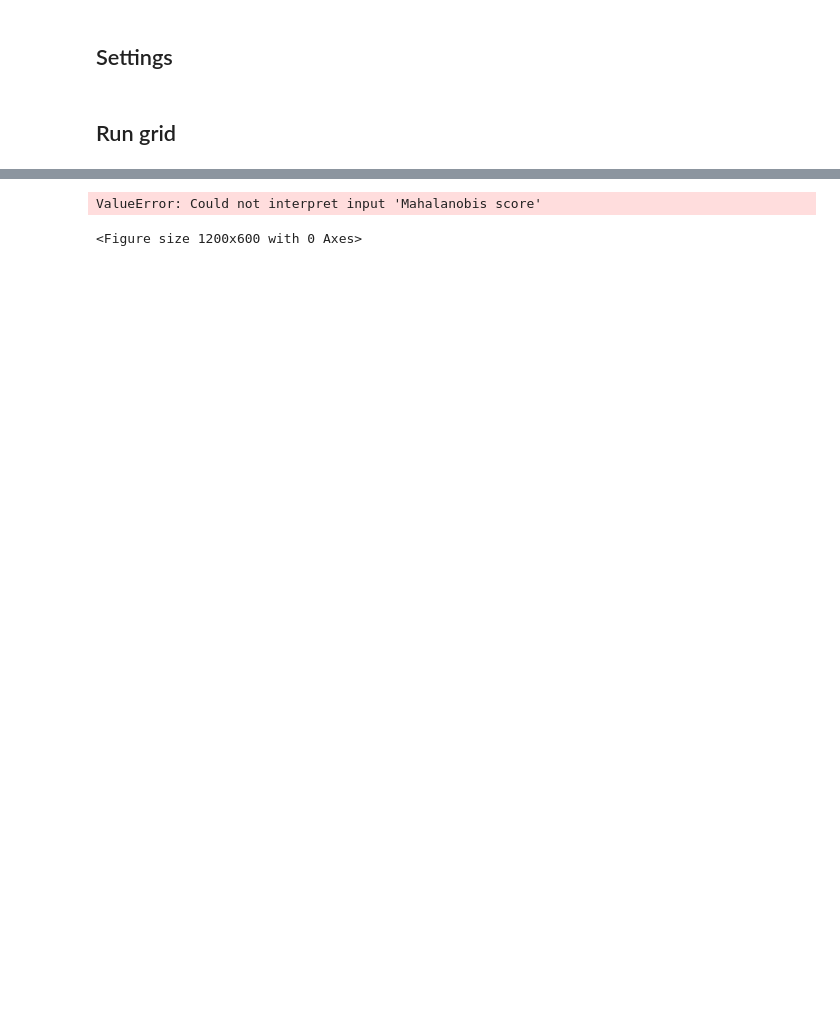
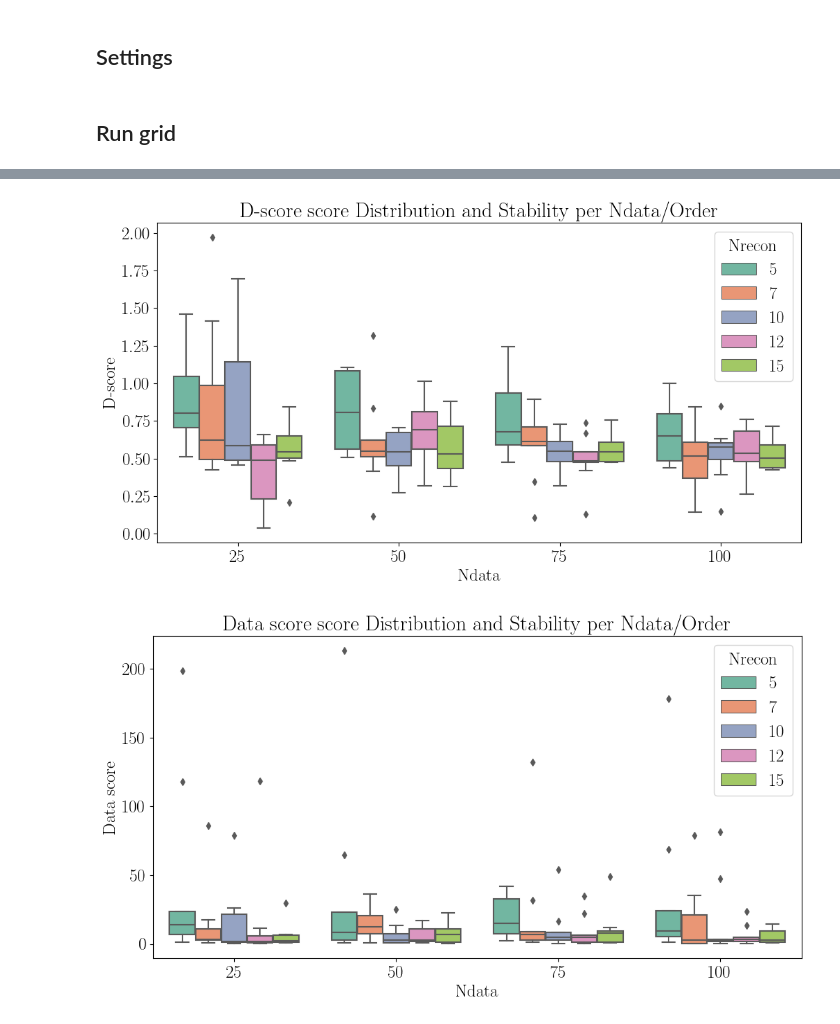
Before and after one commit to matmartinelli/CoRe, a Jupyter notebook: DEMO-Scorer.ipynb, the cells around one changed output, grey strips where cells are left out. Saved outputs shown, nothing was run; the diff lists cells and outputs as text; code cells hidden in the pictures; blank space fills up the shorter version.

Commit message:
finished moving Scorer explanation

```diff
--- a/DEMO-Scorer.ipynb
+++ b/DEMO-Scorer.ipynb
@@ -399,13 +401,13 @@ fig = px.parallel_coordinates(results,
     title="Reconstruction Performance Grid")
 plt.show()
 # %%
-for score in ['Mahalanobis','Diagonal','Data']:
+for score in ['D-score','Data score']:
     plt.figure(figsize=(12, 6))
-    sb.boxplot(data=results, x='Ndata', y='{} score'.format(score), hue='Nrecon', palette='Set2')
+    sb.boxplot(data=results, x='Ndata', y=score, hue='Nrecon', palette='Set2')
     plt.title("{} score Distribution and Stability per Ndata/Order".format(score));
 # %% [output]
-ValueError: Could not interpret input 'Mahalanobis score'
-<Figure size 1200x600 with 0 Axes>
+[figure, added]
+[figure, added]
 # %%
 df_mean = results.groupby(['Nrecon', 'Ndata', 'order'])['Data score'].mean().reset_index()
 
```
Also changed, not shown: parts of 9 cells of this notebook, 1 other file.
